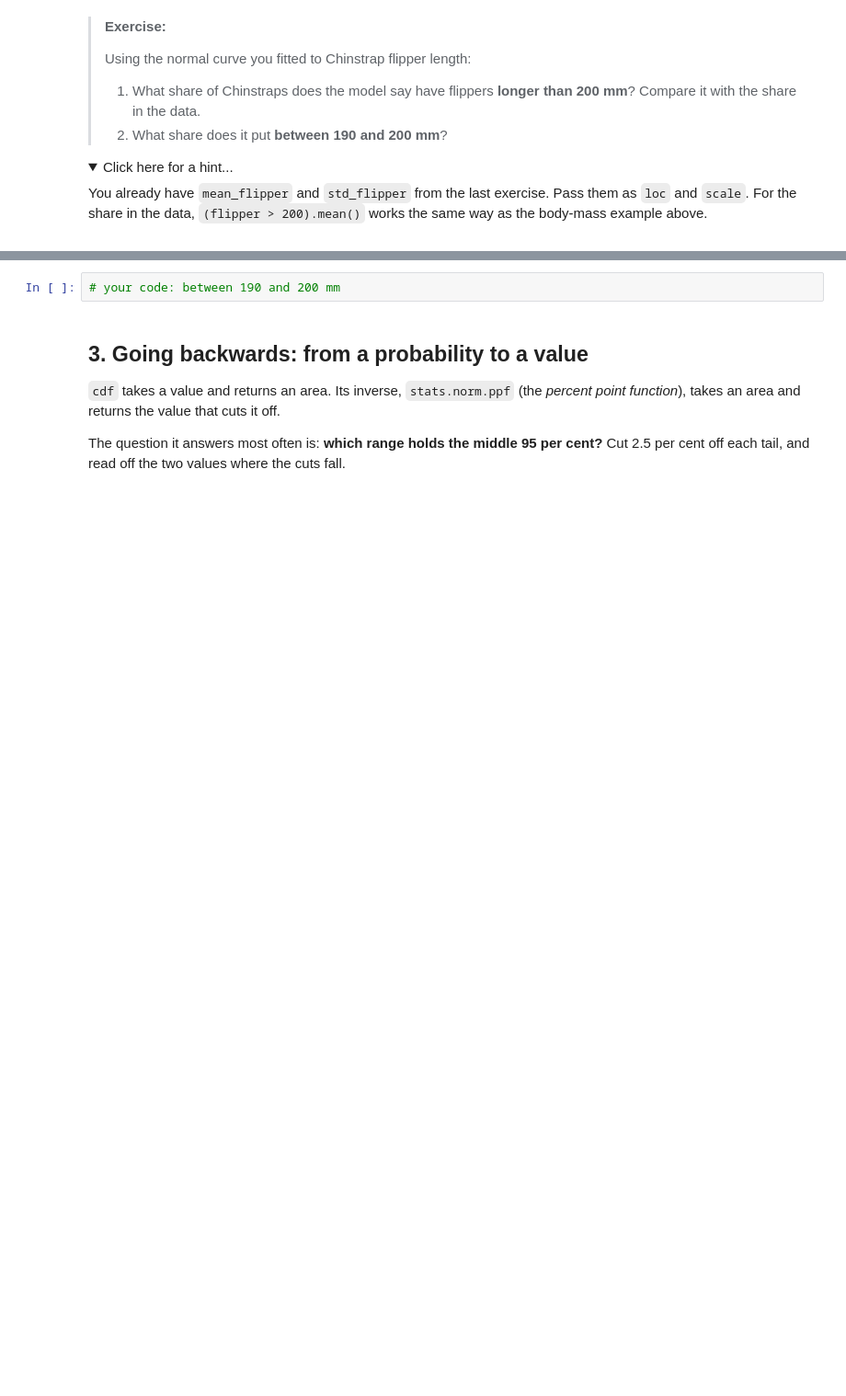
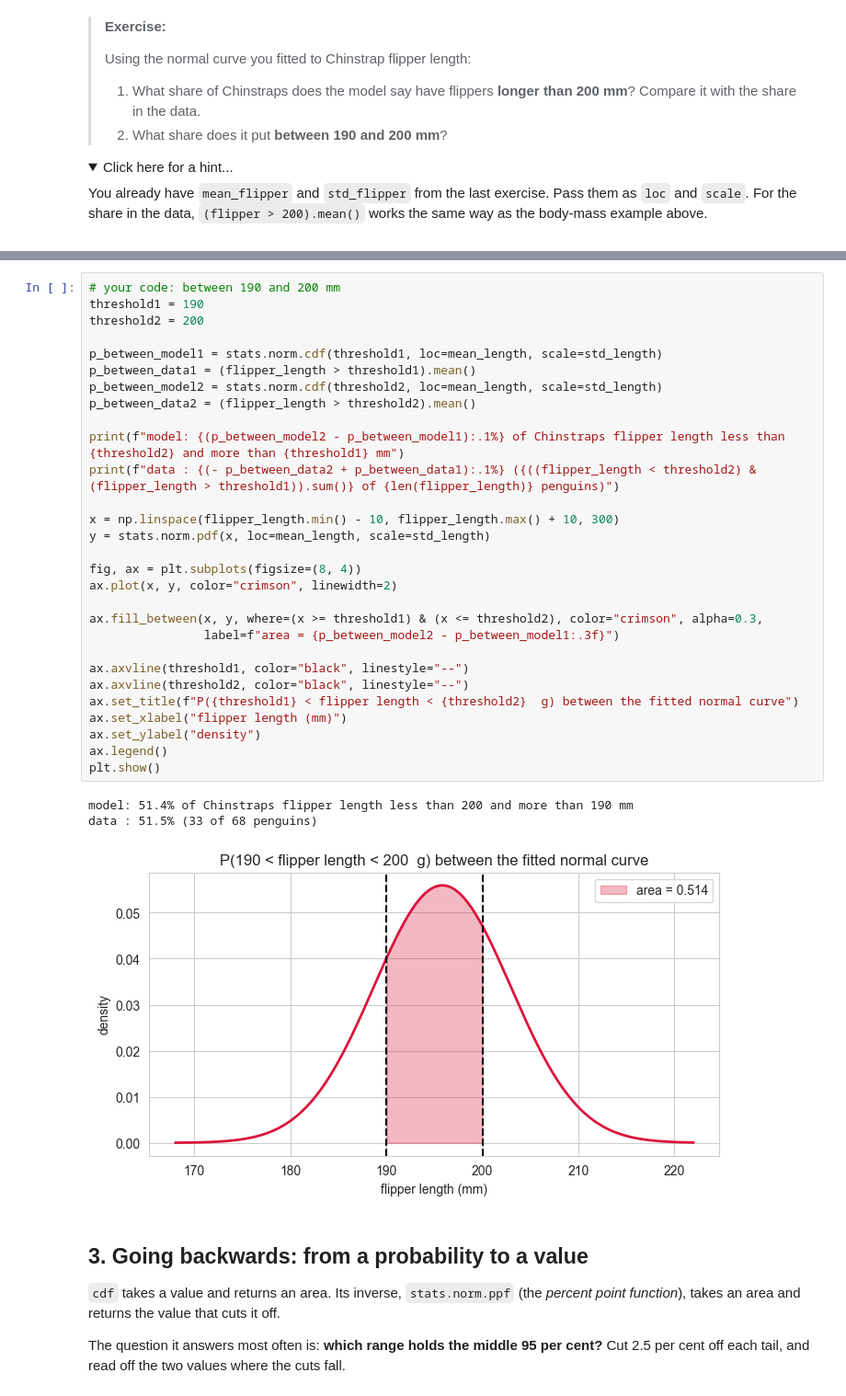
Before and after one commit to lexandros-dev/amle-hypothesis-testing, a Jupyter notebook: 01_distributions.ipynb, the cells around one changed output, grey strips where cells are left out. Shown at 92% size. Cells and saved outputs as stored; diff of their text form; folded sections open; blank space fills up the shorter version.

```diff
--- a/01_distributions.ipynb
+++ b/01_distributions.ipynb
@@ -198,5 +271,36 @@ as the body-mass example above.
 # %%
 # your code: between 190 and 200 mm
+threshold1 = 190
+threshold2 = 200
+
+p_between_model1 = stats.norm.cdf(threshold1, loc=mean_length, scale=std_length)
+p_between_data1 = (flipper_length > threshold1).mean()
+p_between_model2 = stats.norm.cdf(threshold2, loc=mean_length, scale=std_length)
+p_between_data2 = (flipper_length > threshold2).mean()
+
+print(f"model: {(p_between_model2 - p_between_model1):.1%} of Chinstraps flipper length less than {threshold2} and more than {threshold1} mm")
+print(f"data : {(- p_between_data2 + p_between_data1):.1%} ({((flipper_length < threshold2) & (flipper_length > threshold1)).sum()} of {len(flipper_length)} penguins)")
+
+x = np.linspace(flipper_length.min() - 10, flipper_length.max() + 10, 300)
+y = stats.norm.pdf(x, loc=mean_length, scale=std_length)
+
+fig, ax = plt.subplots(figsize=(8, 4))
+ax.plot(x, y, color="crimson", linewidth=2)
+
+ax.fill_between(x, y, where=(x >= threshold1) & (x <= threshold2), color="crimson", alpha=0.3,
+                label=f"area = {p_between_model2 - p_between_model1:.3f}")
+
+ax.axvline(threshold1, color="black", linestyle="--")
+ax.axvline(threshold2, color="black", linestyle="--")
+ax.set_title(f"P({threshold1} < flipper length < {threshold2}  g) between the fitted normal curve")
+ax.set_xlabel("flipper length (mm)")
+ax.set_ylabel("density")
+ax.legend()
+plt.show()
+# %% [output]
+model: 51.4% of Chinstraps flipper length less than 200 and more than 190 mm
+data : 51.5% (33 of 68 penguins)
+[figure, added]
 # %% [markdown]
 ## 3. Going backwards: from a probability to a value
 
```
Also changed, not shown: parts of 17 cells of this notebook, 2 other files.
